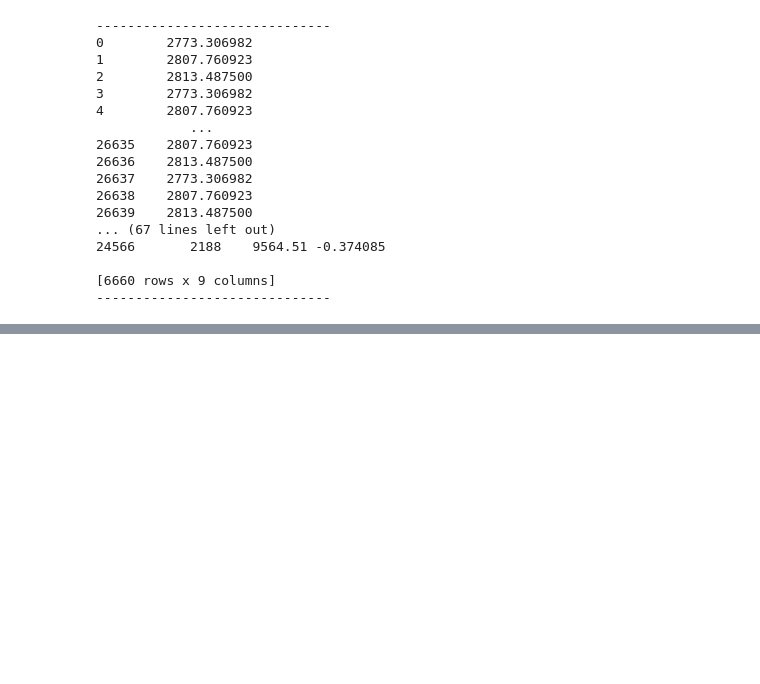
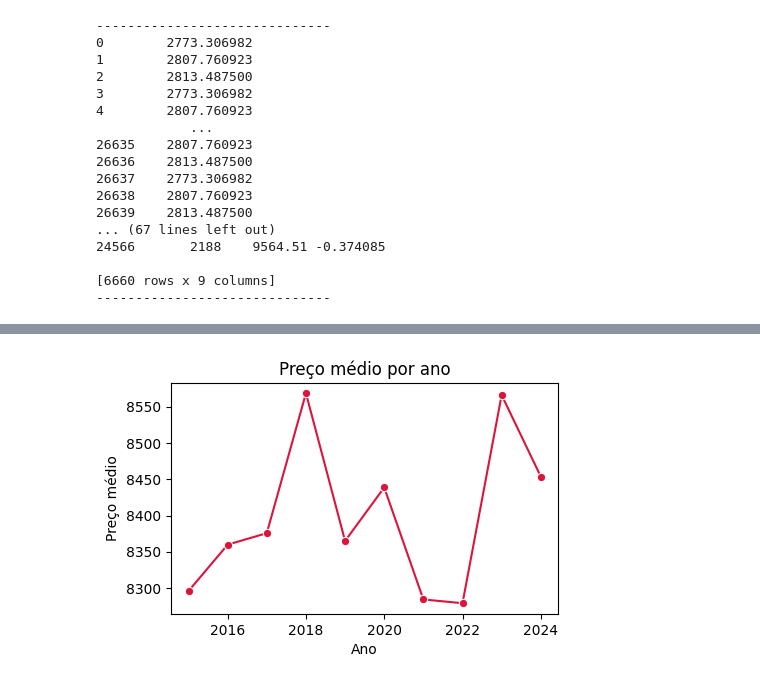
Before and after one commit to ArthurLima06/SENAI-PPDC, a Jupyter notebook: exercicios.ipynb, the cells around one changed output, grey strips where cells are left out. Saved outputs shown, nothing was run; the diff lists cells and outputs as text; code cells hidden in the pictures; blank space fills up the shorter version.

```diff
--- a/exercicios.ipynb
+++ b/exercicios.ipynb
@@ -1464,0 +1490,17 @@ NameError: name 'df' is not defined
+# %%
+#comando para agrupar por média e criar a nova tabela que será analisada no gráfico do DataFrame.
+df_year= df.groupby("year")["value_usd"].mean().reset_index()
+plt.figure(figsize=(5, 3))
+sns.lineplot(
+    data= df_year,
+    x= "year",
+    y= "value_usd",
+    marker= "o", #comando para colocar bolinhas nos ápices.
+    color= "crimson"
+)
+plt.title("Preço médio por ano")
+plt.xlabel("Ano")
+plt.ylabel("Preço médio")
+plt.show()
+# %% [output]
+[figure, added]
```
Also changed, not shown: parts of 5 cells of this notebook.
